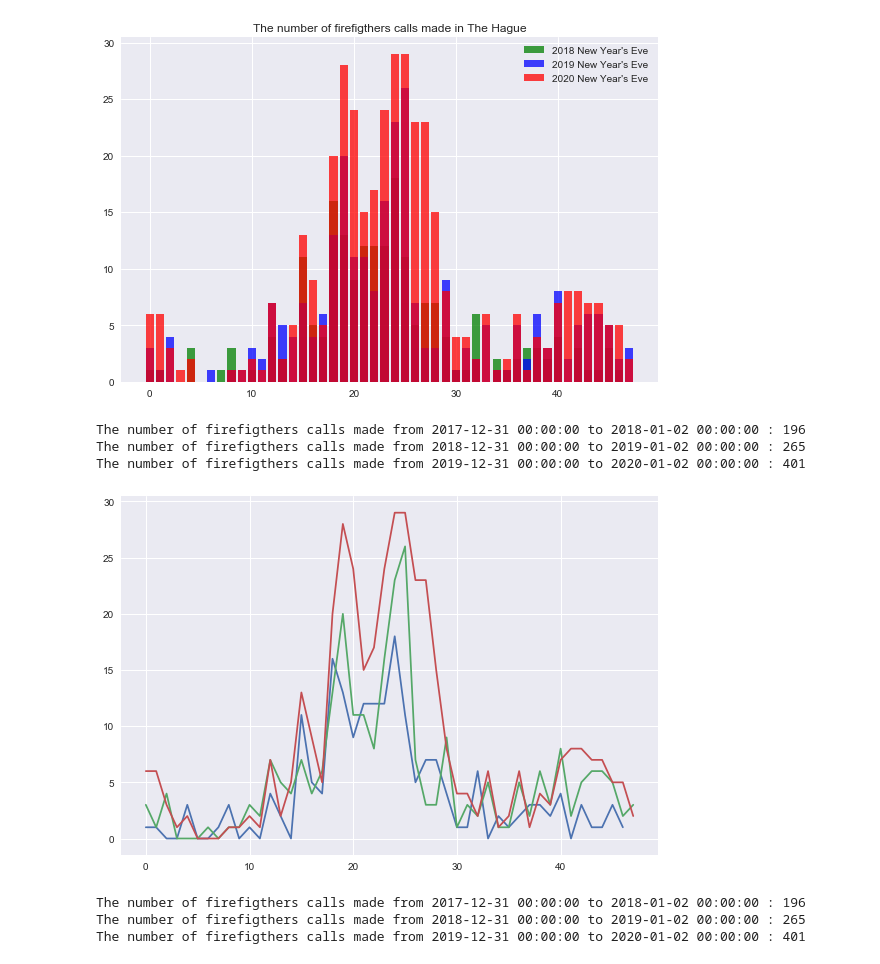
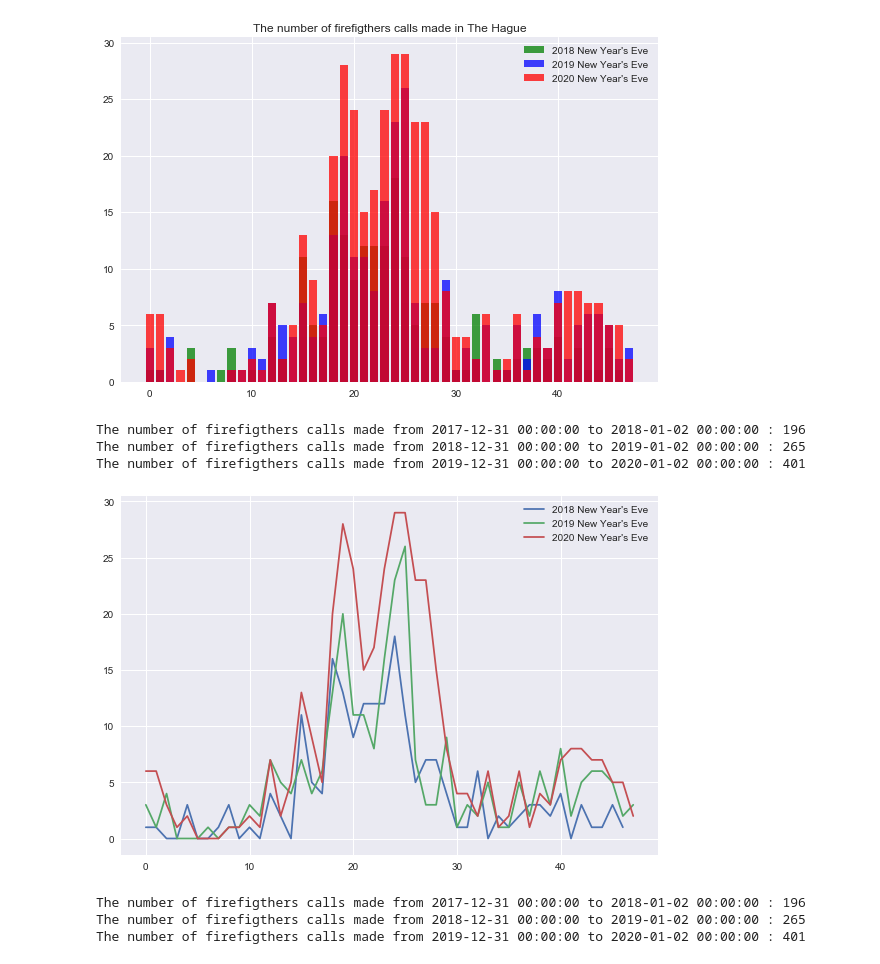
Before and after one commit to mikhailsirenko/firefighters-calls, a Jupyter notebook: notebooks/main - Copy.ipynb, the cells around one changed output. Cells and saved outputs as stored; diff of their text form; code cells hidden in the pictures.

Commit message:
Add lables to figures

```diff
--- a/notebooks/main - Copy.ipynb
+++ b/notebooks/main - Copy.ipynb
@@ -165,19 +165,20 @@ The number of firefigthers calls made from 2019-12-31 00:00:00 to 2020-01-02 00:
 # %%
 years = [2018, 2019, 2020]
 colors = ['green', 'blue', 'red']
 fig, ax = plt.subplots()
 for year, color in zip(years, colors):
     ny = select_ny(df, year=year, delta=1)
     data = ny.set_index('pmeTimeStamp').groupby(pd.Grouper(freq='H')).count()['pmeId']
-    ax.plot(data.values)
+    ax.plot(data.values, label=f"{year} New Year's Eve",)
     # plt.xticks(range(48), data.index.to_series().dt.strftime('%H:%M'), size='small');
+ax.legend()
 fig.tight_layout()
 # plt.savefig(f'../figures/fig3.png', dpi=300)
 # %% [output]
 The number of firefigthers calls made from 2017-12-31 00:00:00 to 2018-01-02 00:00:00 : 196
 The number of firefigthers calls made from 2018-12-31 00:00:00 to 2019-01-02 00:00:00 : 265
 The number of firefigthers calls made from 2019-12-31 00:00:00 to 2020-01-02 00:00:00 : 401
-[figure, old version]
+[figure, new version]
 # %%
 years = [2018, 2019, 2020]
 cols = [0, 1, 2]
```
